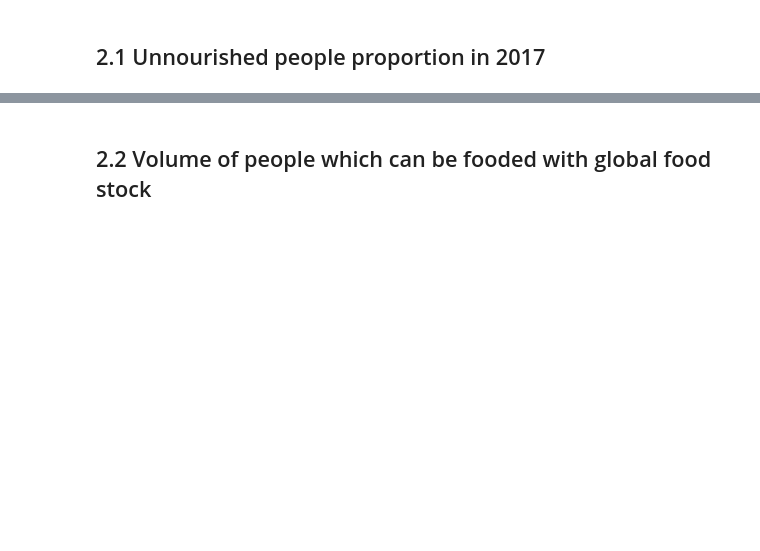
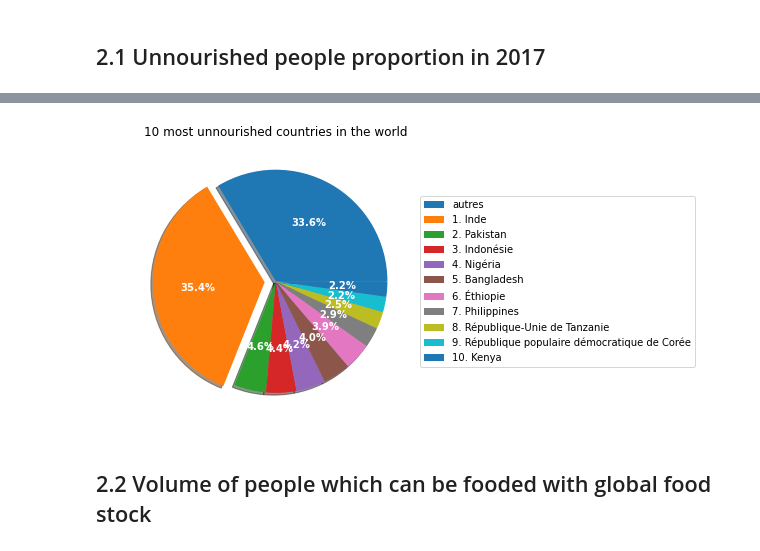
Before and after one commit to marcadeant/FAO-Analysis, a Jupyter notebook: notebook/P4OC-DataLab.ipynb, the cells around one changed output, grey strips where cells are left out. Drawn from its saved outputs; the diff is of its cells as text; code cells hidden in the pictures; blank space fills up the shorter version.

```diff
--- a/notebook/P4OC-DataLab.ipynb
+++ b/notebook/P4OC-DataLab.ipynb
@@ -137,4 +287,4 @@ autre_country = 1 - sum(size)
 # %%
-labels = list(ranking_sous_alim_pays.Zone)
-size.insert(0,autre_country)
-labels.insert(0,'autres')
+labels = [str(int(pos)) + '. ' + label for (pos, label) in zip (np.linspace(1,10,10),list(ranking_sous_alim_pays.Zone))]
+size.insert(0, autre_country)
+labels.insert(0, 'autres')
@@ -141,12 +305,16 @@ labels.insert(0,'autres')
 # %%
+explode = [0 for i in range(1,12)]
+explode[1] = 0.1
 fig1, ax1  = plt.subplots(figsize=(5,6), subplot_kw=dict(aspect="equal"))
 ax1.pie(size, labels=labels, autopct='%1.1f%%',
-       shadow = True, textprops=dict(color="w", weight="bold"))
+       shadow = True, textprops=dict(color="w", weight="bold"), explode = explode)
 ax1.set_title("10 most unnourished countries in the world")
 ax1.legend(labels,
         loc='center left',
         bbox_to_anchor=(1, 0, 0.5, 1))
 plt.show()
+# %% [output]
+[figure, added]
 # %%
 del size, labels
 # %%
```
Also changed, not shown: parts of 39 cells of this notebook.
